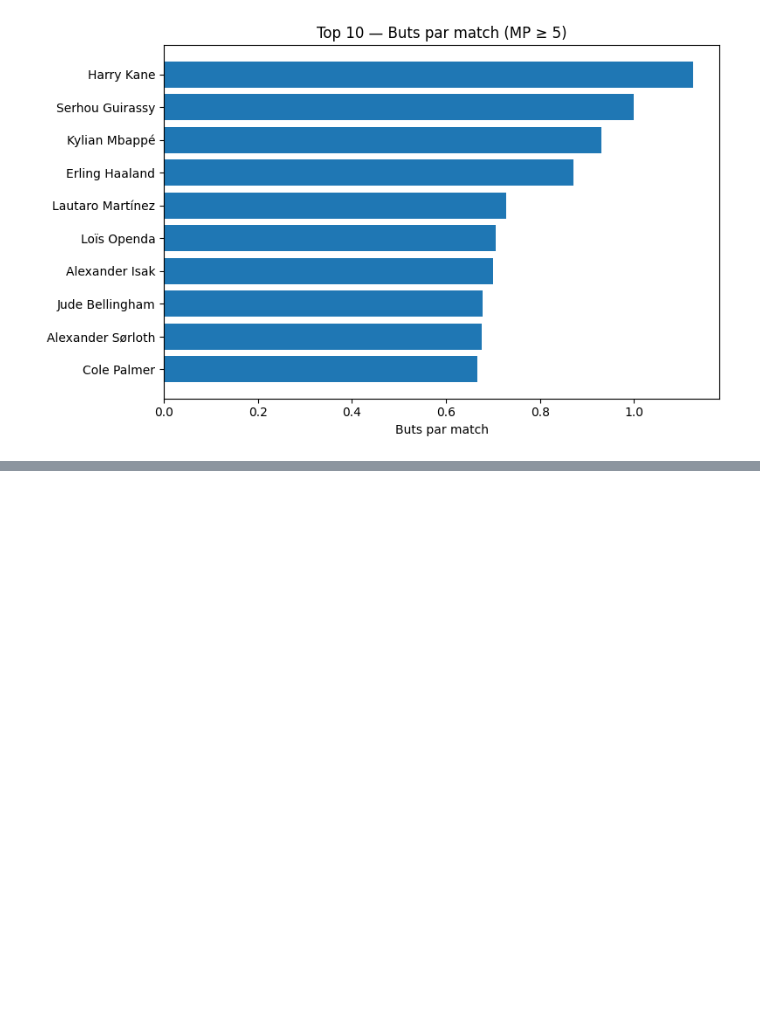
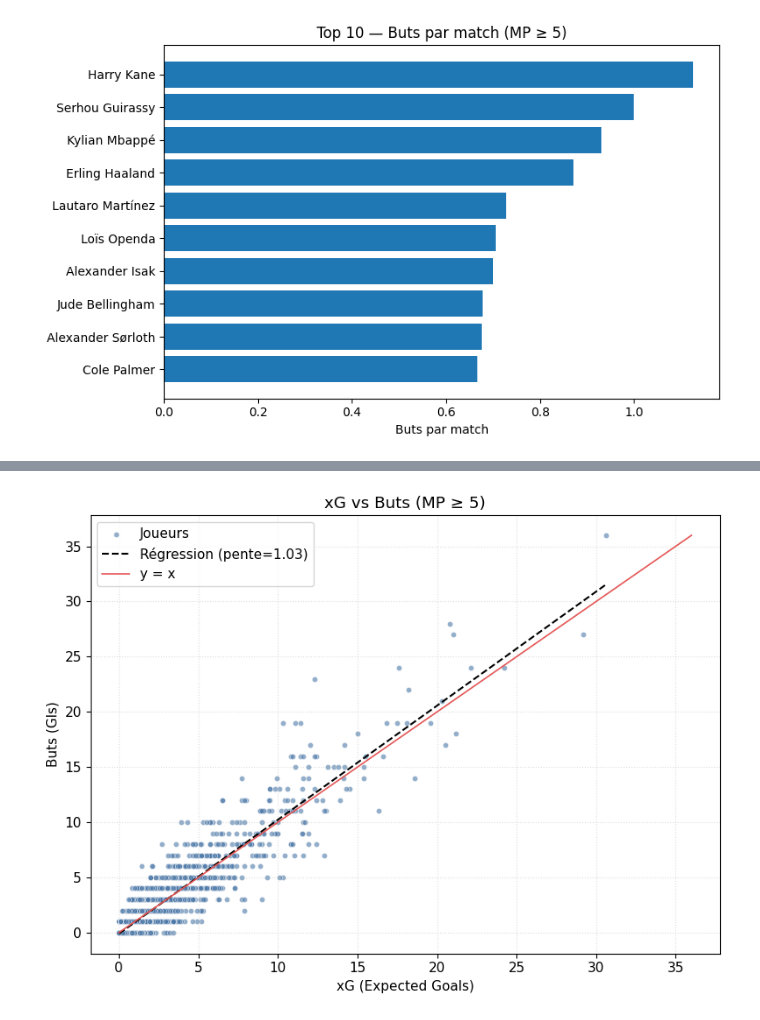
Before and after one commit to Hugoldt/SoccerStat, a Jupyter notebook: cleaningcsvfoot.ipynb, the cells around one changed output, grey strips where cells are left out. Cells and saved outputs as stored; diff of their text form; code cells hidden in the pictures; blank space fills up the shorter version.

```diff
--- a/cleaningcsvfoot.ipynb
+++ b/cleaningcsvfoot.ipynb
@@ -130,0 +174,44 @@ plt.show()
+# %%
+# Dispersion xG vs Gls (MP ≥ 5) avec régression et ligne y = x
+import os
+import numpy as np
+import pandas as pd
+import matplotlib.pyplot as plt
+
+# Lecture
+df = pd.read_csv("top5playersclean.csv")
+
+# Filtre
+data = df.loc[(df["MP"] >= 5) & df["xG"].notna() & df["Gls"].notna(), ["Player", "xG", "Gls"]].copy()
+
+x = data["xG"].values
+y = data["Gls"].values
+
+# Régression linéaire y = a x + b
+coef = np.polyfit(x, y, deg=1)
+x_line = np.linspace(x.min(), x.max(), 200)
+y_line = coef[0] * x_line + coef[1]
+
+plt.rcParams.update({"font.size": 11})
+plt.figure(figsize=(8, 6))
+plt.scatter(x, y, s=20, alpha=0.6, color="#4C78A8", edgecolor="white", linewidth=0.5, label="Joueurs")
+plt.plot(x_line, y_line, "--", color="black", linewidth=1.5, label=f"Régression (pente={coef[0]:.2f})")
+
+# Diagonale y = x
+lim_max = max(x.max(), y.max())
+diag_x = np.linspace(0, lim_max, 200)
+plt.plot(diag_x, diag_x, color="#E45756", linewidth=1.2, label="y = x")
+
+plt.xlabel("xG (Expected Goals)")
+plt.ylabel("Buts (Gls)")
+plt.title("xG vs Buts (MP ≥ 5)")
+plt.grid(True, linestyle=":", alpha=0.4)
+plt.legend()
+plt.tight_layout()
+
+# Sauvegarde
+os.makedirs("./figs", exist_ok=True)
+plt.savefig("./figs/scatter_xg_gls.png", dpi=150, bbox_inches="tight")
+plt.show()
+# %% [output]
+[figure, added]
```
Also changed, not shown: parts of 3 cells of this notebook.
